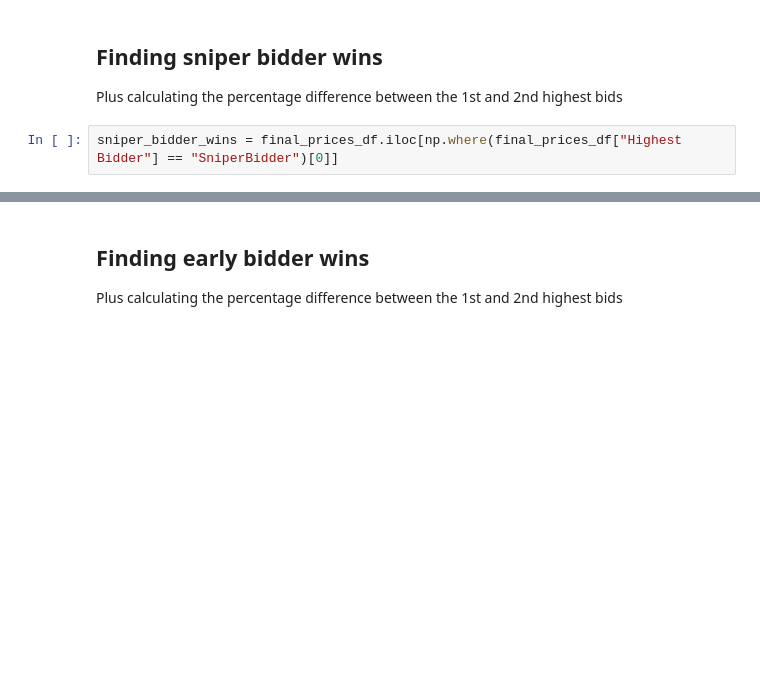
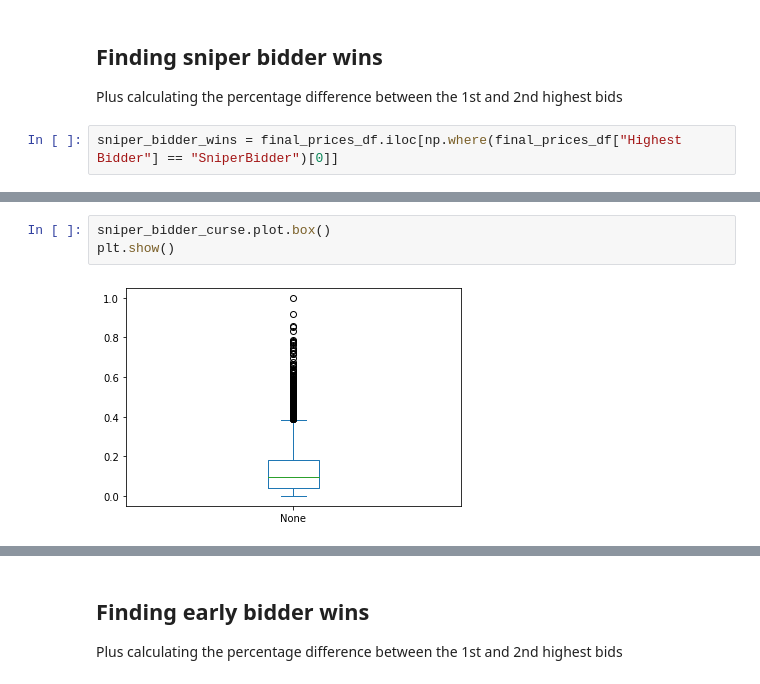
Before and after one commit to Wisaacj/Mesa-Auctions, a Jupyter notebook: analysis/data-analysis-no-bid-increase-sniper-no-watchproba.ipynb, the cells around one changed output, grey strips where cells are left out. Drawn from its saved outputs; the diff is of its cells as text; blank space fills up the shorter version.

```diff
--- a/analysis/data-analysis-no-bid-increase-sniper-no-watchproba.ipynb
+++ b/analysis/data-analysis-no-bid-increase-sniper-no-watchproba.ipynb
@@ -96 +101,6 @@ Length: 3930, dtype: float64
+# %%
+sniper_bidder_curse.plot.box()
+plt.show()
+# %% [output]
+[figure, added]
 # %%
```
Also changed, not shown: parts of 8 cells of this notebook, 1 other file.
